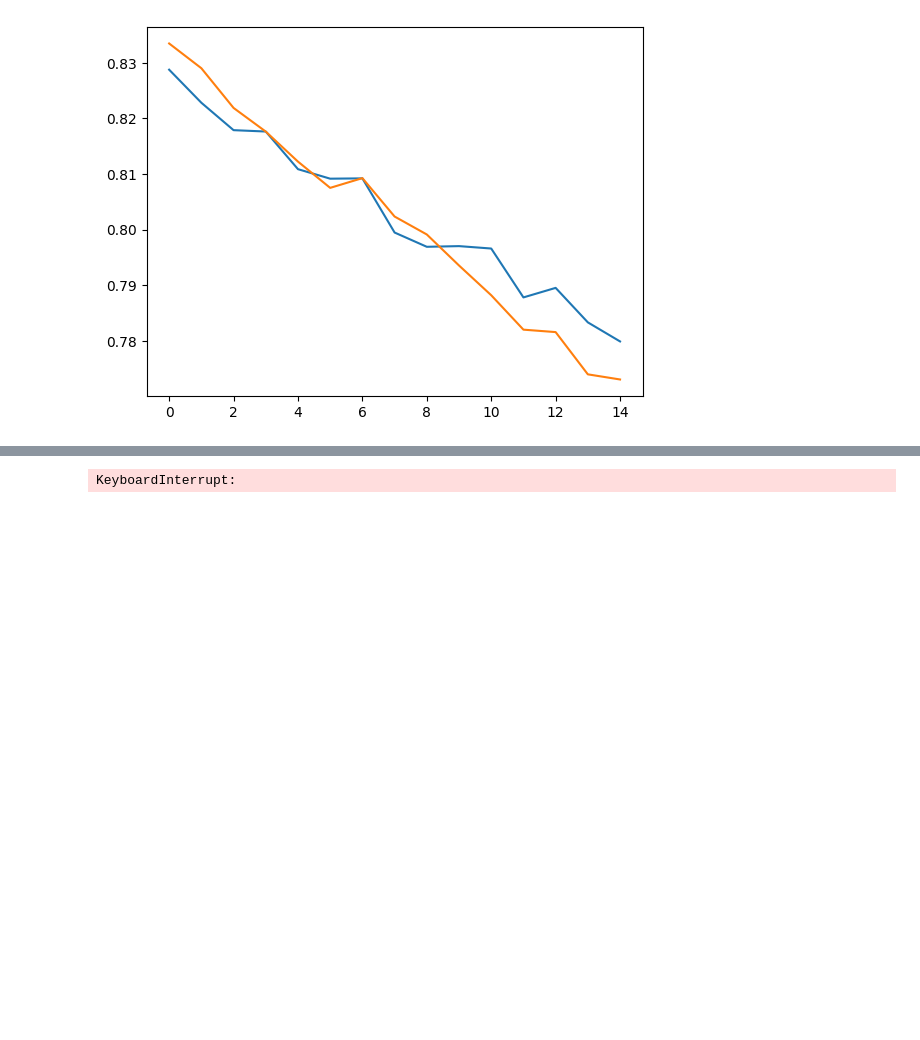
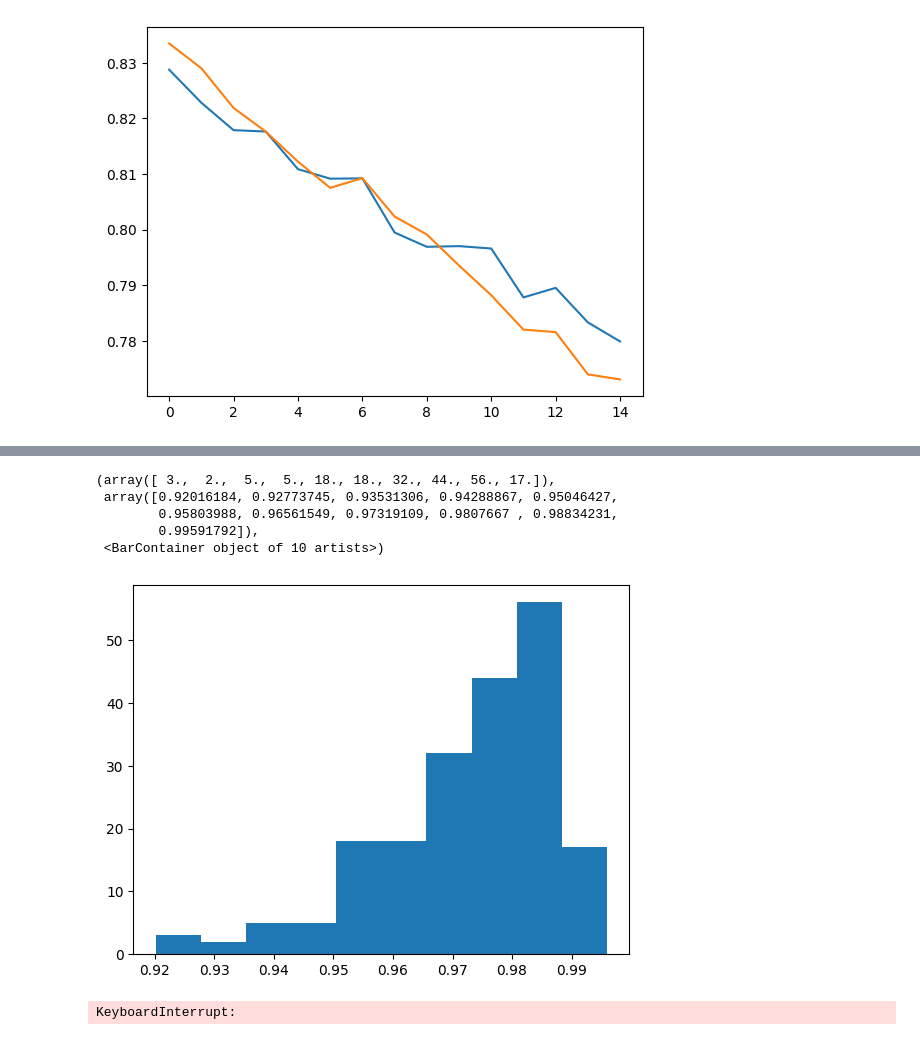
Before and after one commit to nicolamendini/topological-maps-noise-wiring, a Jupyter notebook: wiring_efficiency.ipynb, the cells around one changed output, grey strips where cells are left out. Cells and saved outputs as stored; diff of their text form; code cells hidden in the pictures; blank space fills up the shorter version.

```diff
--- a/wiring_efficiency.ipynb
+++ b/wiring_efficiency.ipynb
@@ -308,0 +283,9 @@ image no. 200
+# %%
+plt.hist(scores[scores>0])
+# %% [output]
+(array([ 3.,  2.,  5.,  5., 18., 18., 32., 44., 56., 17.]),
+ array([0.92016184, 0.92773745, 0.93531306, 0.94288867, 0.95046427,
+        0.95803988, 0.96561549, 0.97319109, 0.9807667 , 0.98834231,
+        0.99591792]),
+ <BarContainer object of 10 artists>)
+[figure, added]
```
Also changed, not shown: parts of 15 cells of this notebook, 4 other files.
